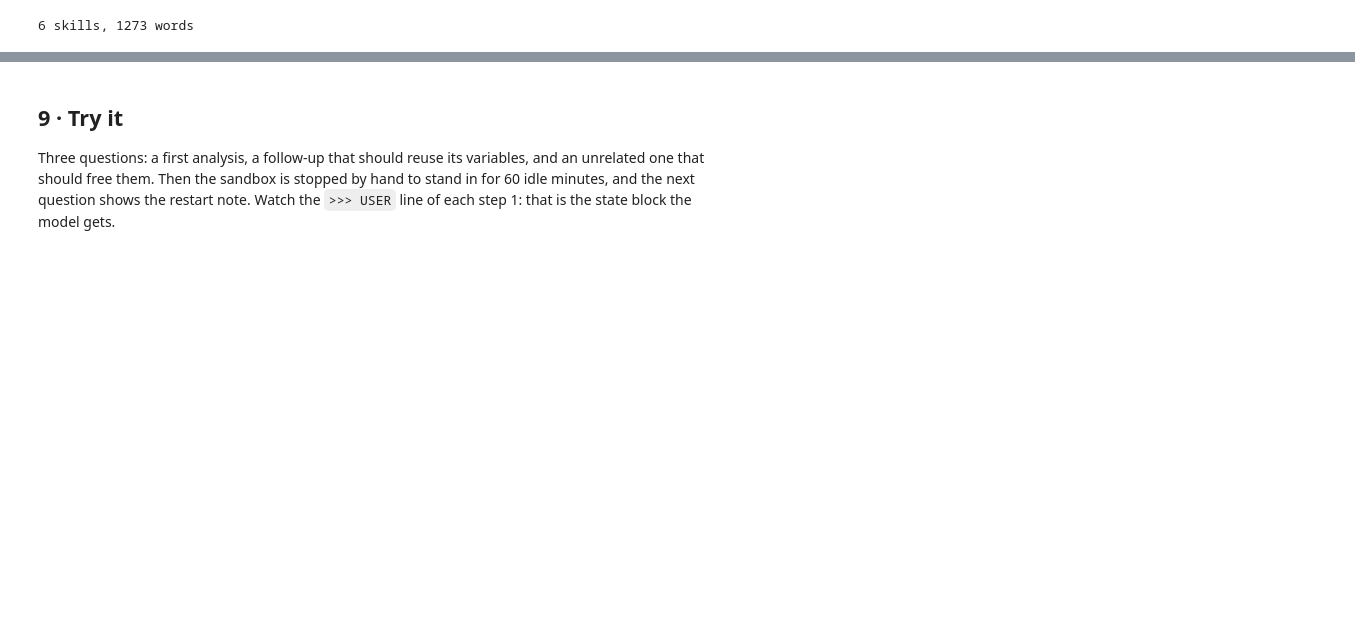
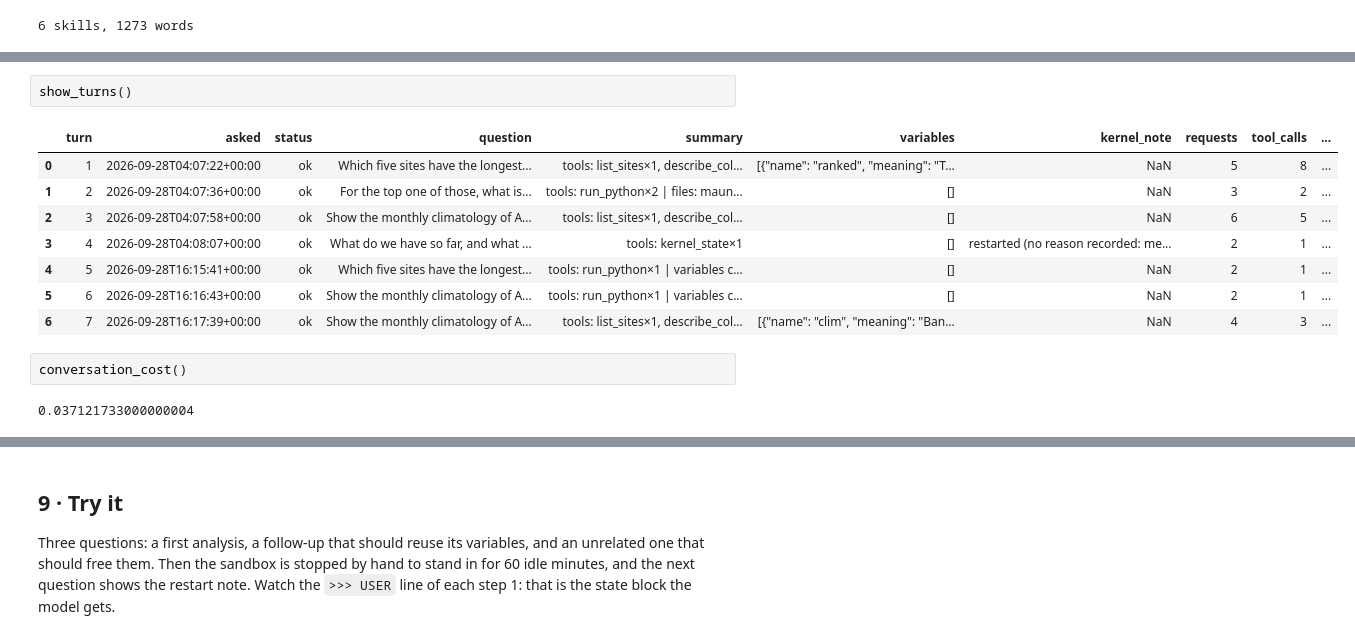
Before and after one commit to AERONETAQ/ai_for_aeronet, a Jupyter notebook: notebooks/06_conversation.ipynb, the cells around one changed output, grey strips where cells are left out. Cells and saved outputs as stored; diff of their text form; blank space fills up the shorter version.

```diff
--- a/notebooks/06_conversation.ipynb
+++ b/notebooks/06_conversation.ipynb
@@ -314,0 +342,15 @@ is put on top of every question. It is never stored in old turns, so the model n
+# %%
+show_turns()
+# %% [output]
+|  | turn | asked | status | question | summary | variables | kernel_note | requests | tool_calls | ... |
+| 0 | 1 | 2026-09-28T04:07:22+00:00 | ok | Which five sites have the longest... | tools: list_sites×1, describe_col... | [{"name": "ranked", "meaning": "T... | NaN | 5 | 8 | ... |
+| 1 | 2 | 2026-09-28T04:07:36+00:00 | ok | For the top one of those, what is... | tools: run_python×2 | files: maun... | [] | NaN | 3 | 2 | ... |
+| 2 | 3 | 2026-09-28T04:07:58+00:00 | ok | Show the monthly climatology of A... | tools: list_sites×1, describe_col... | [] | NaN | 6 | 5 | ... |
+| 3 | 4 | 2026-09-28T04:08:07+00:00 | ok | What do we have so far, and what ... | tools: kernel_state×1 | [] | restarted (no reason recorded: me... | 2 | 1 | ... |
+| 4 | 5 | 2026-09-28T16:15:41+00:00 | ok | Which five sites have the longest... | tools: run_python×1 | variables c... | [] | NaN | 2 | 1 | ... |
+| 5 | 6 | 2026-09-28T16:16:43+00:00 | ok | Show the monthly climatology of A... | tools: run_python×1 | variables c... | [] | NaN | 2 | 1 | ... |
+| 6 | 7 | 2026-09-28T16:17:39+00:00 | ok | Show the monthly climatology of A... | tools: list_sites×1, describe_col... | [{"name": "clim", "meaning": "Ban... | NaN | 4 | 3 | ... |
+# %%
+conversation_cost()
+# %% [output]
+0.037121733000000004
```
Also changed, not shown: parts of 45 cells of this notebook, 2 other files.
